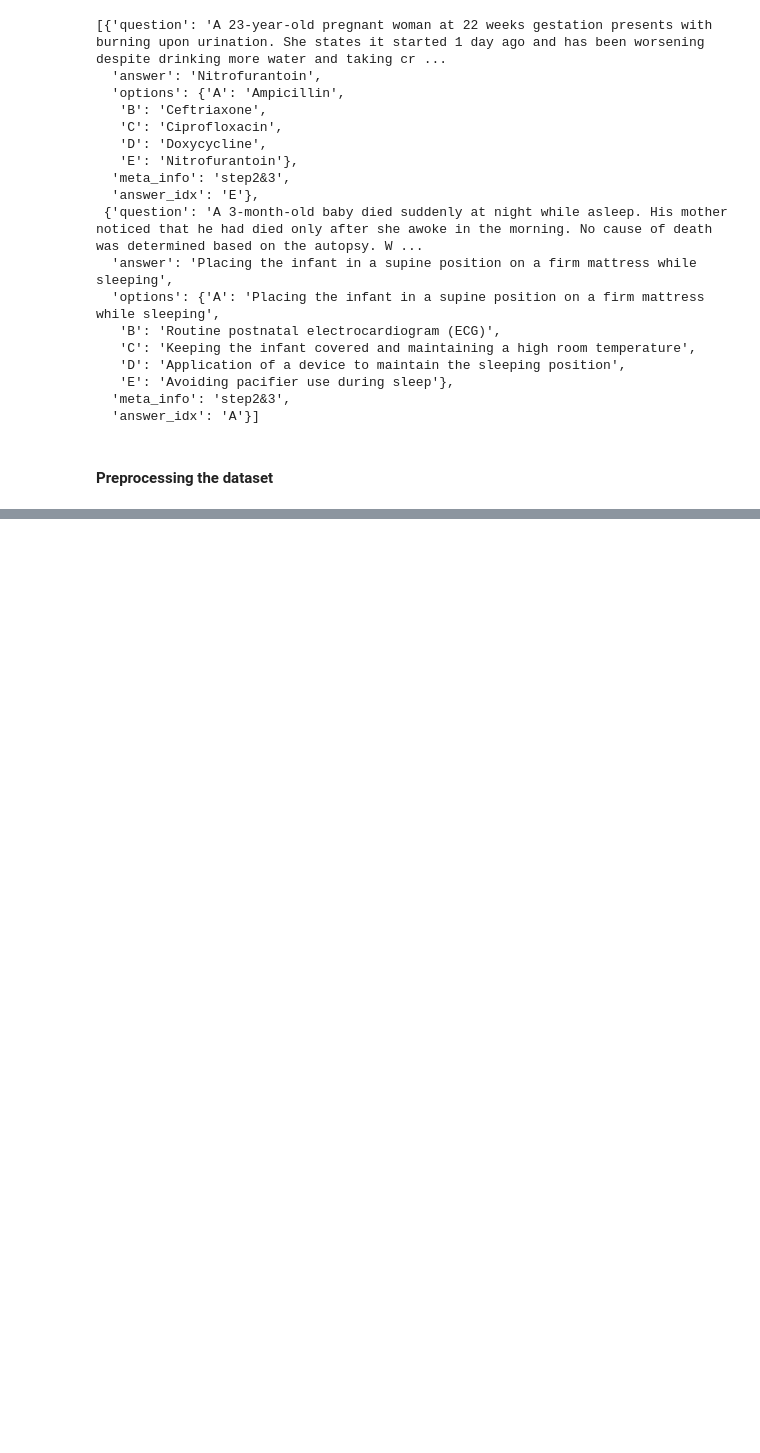
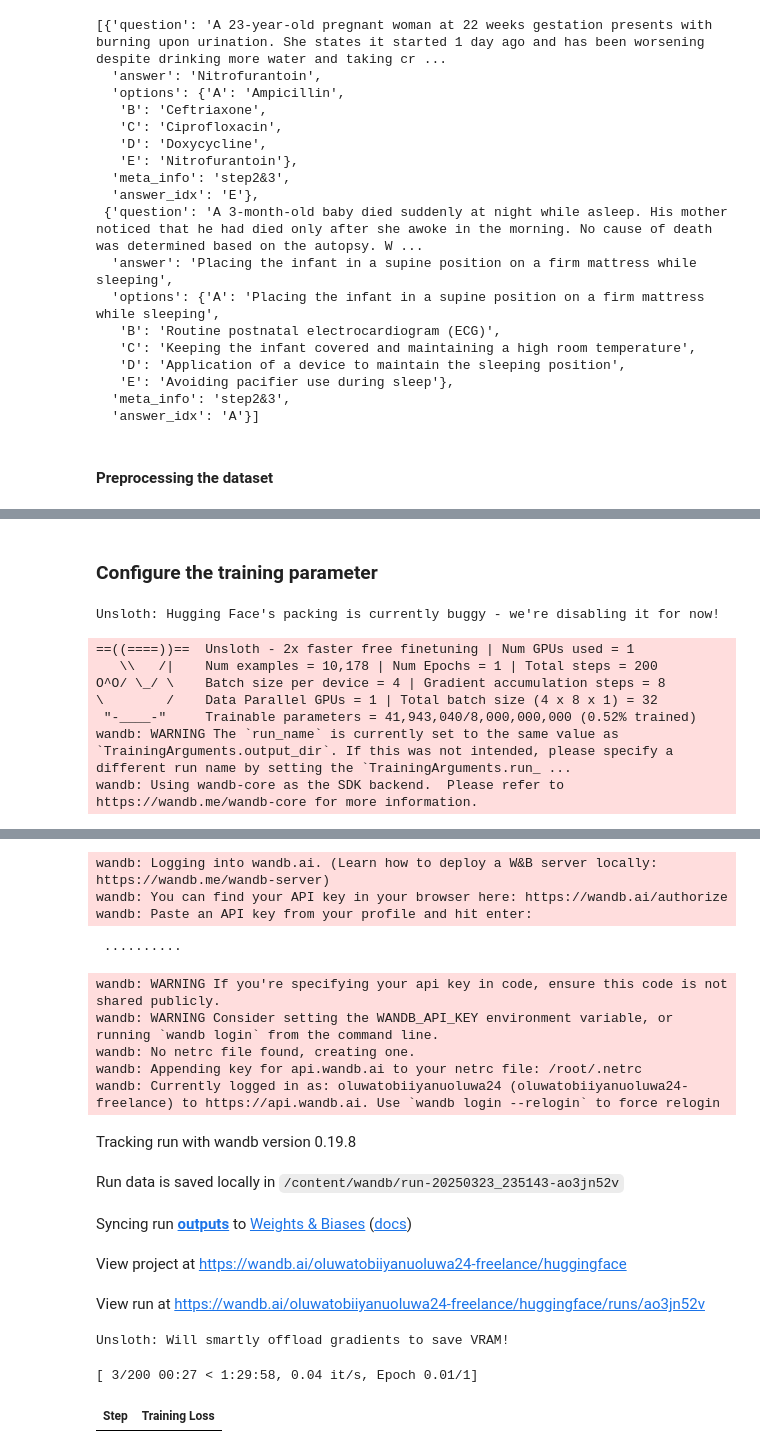
Before and after one commit to Tobai24/FineTuning, a Jupyter notebook: finetuning.ipynb, the cells around one changed output, grey strips where cells are left out. Saved outputs shown, nothing was run; the diff lists cells and outputs as text; code cells hidden in the pictures; blank space fills up the shorter version.

```diff
--- a/finetuning.ipynb
+++ b/finetuning.ipynb
@@ -116,0 +128,2 @@ pass
+# %%
+new_df = format_for_finetuning(df.to_dict(orient="records"))
@@ -116,0 +148,44 @@ pass
+# %% [markdown]
+### Configure the training parameter
+# %%
+from datasets import Dataset
+hf_dataset = Dataset.from_dict(new_df)
+
+trainer = SFTTrainer(
+    model=model,
+    tokenizer=tokenizer,
+    train_dataset=hf_dataset,
+    dataset_text_field="text",
+    max_seq_length=max_seq_length,
+    dataset_num_proc=2,
+    packing=True,
+    args=TrainingArguments(
+        per_device_train_batch_size=4,
+        gradient_accumulation_steps=8,
+        warmup_steps=10,
+        max_steps=200,
+        learning_rate=1e-4,
+        fp16=not torch.cuda.is_bf16_supported(),
+        bf16=torch.cuda.is_bf16_supported(),
+        logging_steps=5,
+        optim="adamw_torch",
+        weight_decay=0.01,
+        lr_scheduler_type="cosine",
+        seed=3407,
+        output_dir="outputs",
+        save_strategy="epoch",
+        save_total_limit=2,
+    ),
+)
+# %% [output]
+Unsloth: Hugging Face's packing is currently buggy - we're disabling it for now!
+# %%
+trainer_stats = trainer.train()
+# %% [output]
+==((====))==  Unsloth - 2x faster free finetuning | Num GPUs used = 1
+   \\   /|    Num examples = 10,178 | Num Epochs = 1 | Total steps = 200
+O^O/ \_/ \    Batch size per device = 4 | Gradient accumulation steps = 8
+\        /    Data Parallel GPUs = 1 | Total batch size (4 x 8 x 1) = 32
+ "-____-"     Trainable parameters = 41,943,040/8,000,000,000 (0.52% trained)
+wandb: WARNING The `run_name` is currently set to the same value as `TrainingArguments.output_dir`. If this was not intended, please specify a different run name by setting the `TrainingArguments.run_ ...
+wandb: Using wandb-core as the SDK backend.  Please refer to https://wandb.me/wandb-core for more information.
@@ -116,0 +193,17 @@ pass
+wandb: Logging into wandb.ai. (Learn how to deploy a W&B server locally: https://wandb.me/wandb-server)
+wandb: You can find your API key in your browser here: https://wandb.ai/authorize
+wandb: Paste an API key from your profile and hit enter:
+ ··········
+wandb: WARNING If you're specifying your api key in code, ensure this code is not shared publicly.
+wandb: WARNING Consider setting the WANDB_API_KEY environment variable, or running `wandb login` from the command line.
+wandb: No netrc file found, creating one.
+wandb: Appending key for api.wandb.ai to your netrc file: /root/.netrc
+wandb: Currently logged in as: oluwatobiiyanuoluwa24 (oluwatobiiyanuoluwa24-freelance) to https://api.wandb.ai. Use `wandb login --relogin` to force relogin
+Tracking run with wandb version 0.19.8
+Run data is saved locally in /content/wandb/run-20250323_235143-ao3jn52v
+Syncing run outputs to Weights & Biases (docs)
+View project at https://wandb.ai/oluwatobiiyanuoluwa24-freelance/huggingface
+View run at https://wandb.ai/oluwatobiiyanuoluwa24-freelance/huggingface/runs/ao3jn52v
+Unsloth: Will smartly offload gradients to save VRAM!
+[ 3/200 00:27 < 1:29:58, 0.04 it/s, Epoch 0.01/1]
+| Step | Training Loss |
```
Also changed, not shown: parts of 5 cells of this notebook.
